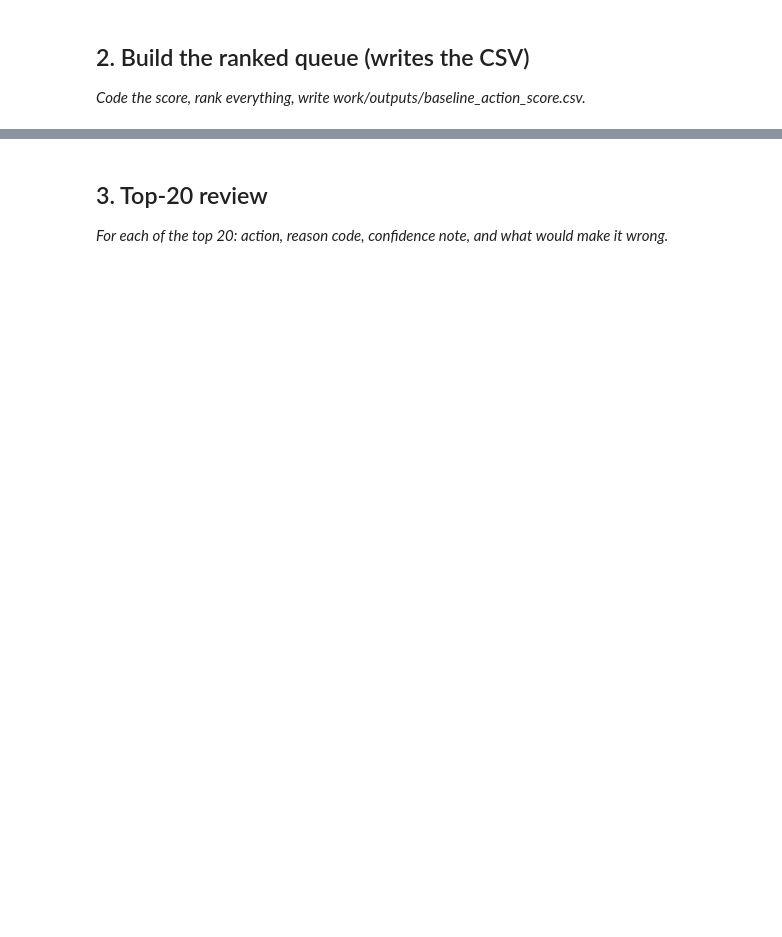
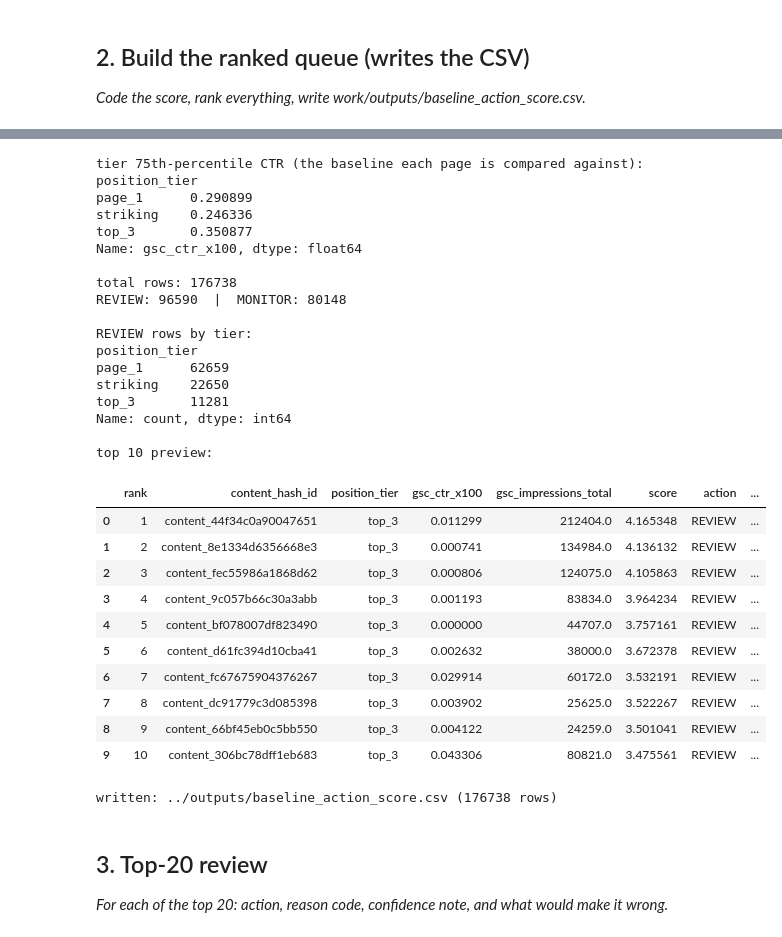
Before and after one commit to Vishal-141206/flyrank-ml-internship, a Jupyter notebook: work/notebooks/w04_baseline_score.ipynb, the cells around one changed output, grey strips where cells are left out. Drawn from its saved outputs; the diff is of its cells as text; code cells hidden in the pictures; blank space fills up the shorter version.

```diff
--- a/work/notebooks/w04_baseline_score.ipynb
+++ b/work/notebooks/w04_baseline_score.ipynb
@@ -23,3 +280,76 @@ This skeleton is yours to fill. Work the sections **in order** — each one has
+# %%
+VISIBLE_TIERS = ["top_3", "page_1", "striking"]
+
+tier_p75_ctr = feat[feat["position_tier"].isin(VISIBLE_TIERS)].groupby("position_tier")["gsc_ctr_x100"].quantile(0.75)
+print("tier 75th-percentile CTR (the baseline each page is compared against):")
+print(tier_p75_ctr)
+
+def compute_score(row):
+    if row["position_tier"] not in VISIBLE_TIERS:
+        return 0.0
+    baseline = tier_p75_ctr[row["position_tier"]]
+    gap = baseline - row["gsc_ctr_x100"]
+    if gap <= 0:
+        return 0.0
+    return gap * np.log1p(row["gsc_impressions_total"])
+
+queue = feat.copy()
+queue["score"] = queue.apply(compute_score, axis=1)
+queue["action"] = np.where(queue["score"] > 0, "REVIEW", "MONITOR")
+
+queue["reason_code"] = None
+queue.loc[queue["action"] == "REVIEW", "reason_code"] = "CTR_FIX_OPPORTUNITY"
+
+queue = queue.sort_values("score", ascending=False).reset_index(drop=True)
+queue["rank"] = queue.index + 1
+
+print(f"\ntotal rows: {len(queue)}")
+print(f"REVIEW: {(queue['action']=='REVIEW').sum()}  |  MONITOR: {(queue['action']=='MONITOR').sum()}")
+print(f"\nREVIEW rows by tier:")
+print(queue[queue['action']=='REVIEW']['position_tier'].value_counts())
+
+print(f"\ntop 10 preview:")
+display(queue[["rank", "content_hash_id", "position_tier", "gsc_ctr_x100", "gsc_impressions_total", "score", "action", "reason_code"]].head(10))
+
+import os
+
+os.makedirs("../outputs", exist_ok=True)
+output_cols = ["rank", "content_hash_id", "client_hash_id", "position_tier",
+               "gsc_impressions_total", "gsc_clicks_total", "gsc_ctr_x100",
+               "gsc_avg_position_w", "score", "action", "reason_code"]
+queue[output_cols].to_csv("../outputs/baseline_action_score.csv", index=False)
+print(f"\nwritten: ../outputs/baseline_action_score.csv ({len(queue)} rows)")
+# %% [output]
+tier 75th-percentile CTR (the baseline each page is compared against):
+position_tier
+page_1      0.290899
+striking    0.246336
+top_3       0.350877
+Name: gsc_ctr_x100, dtype: float64
+
+total rows: 176738
+REVIEW: 96590  |  MONITOR: 80148
+
+REVIEW rows by tier:
+position_tier
+page_1      62659
+striking    22650
+top_3       11281
+Name: count, dtype: int64
+
+top 10 preview:
+|  | rank | content_hash_id | position_tier | gsc_ctr_x100 | gsc_impressions_total | score | action | ... |
+| 0 | 1 | content_44f34c0a90047651 | top_3 | 0.011299 | 212404.0 | 4.165348 | REVIEW | ... |
+| 1 | 2 | content_8e1334d6356668e3 | top_3 | 0.000741 | 134984.0 | 4.136132 | REVIEW | ... |
+| 2 | 3 | content_fec55986a1868d62 | top_3 | 0.000806 | 124075.0 | 4.105863 | REVIEW | ... |
+| 3 | 4 | content_9c057b66c30a3abb | top_3 | 0.001193 | 83834.0 | 3.964234 | REVIEW | ... |
+| 4 | 5 | content_bf078007df823490 | top_3 | 0.000000 | 44707.0 | 3.757161 | REVIEW | ... |
+| 5 | 6 | content_d61fc394d10cba41 | top_3 | 0.002632 | 38000.0 | 3.672378 | REVIEW | ... |
+| 6 | 7 | content_fc67675904376267 | top_3 | 0.029914 | 60172.0 | 3.532191 | REVIEW | ... |
+| 7 | 8 | content_dc91779c3d085398 | top_3 | 0.003902 | 25625.0 | 3.522267 | REVIEW | ... |
+| 8 | 9 | content_66bf45eb0c5bb550 | top_3 | 0.004122 | 24259.0 | 3.501041 | REVIEW | ... |
+| 9 | 10 | content_306bc78dff1eb683 | top_3 | 0.043306 | 80821.0 | 3.475561 | REVIEW | ... |
+written: ../outputs/baseline_action_score.csv (176738 rows)
 # %% [markdown]
 ## 3. Top-20 review
 
```
Also changed, not shown: parts of 17 cells of this notebook.
